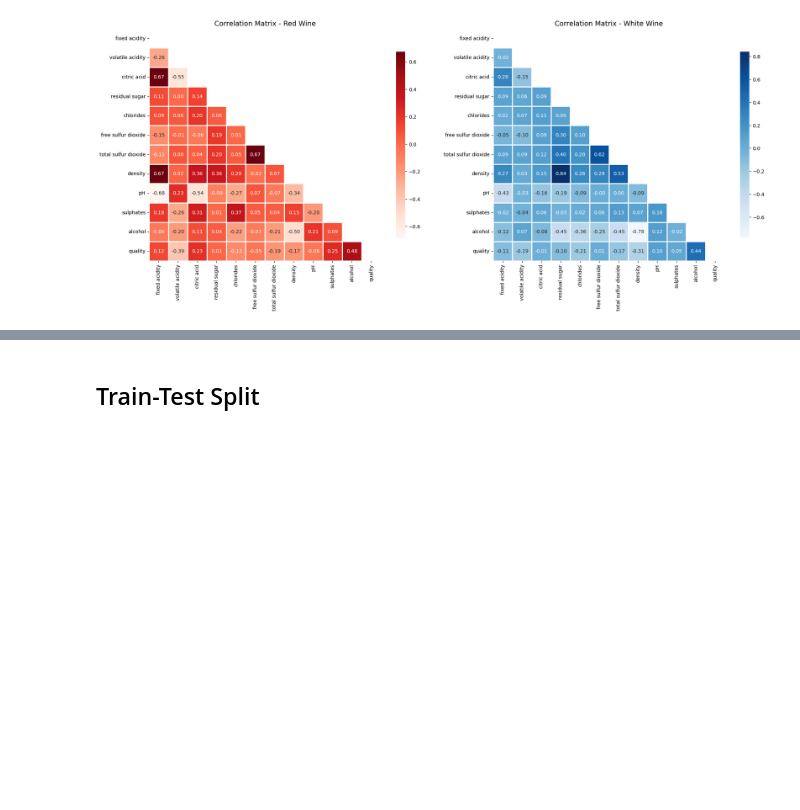
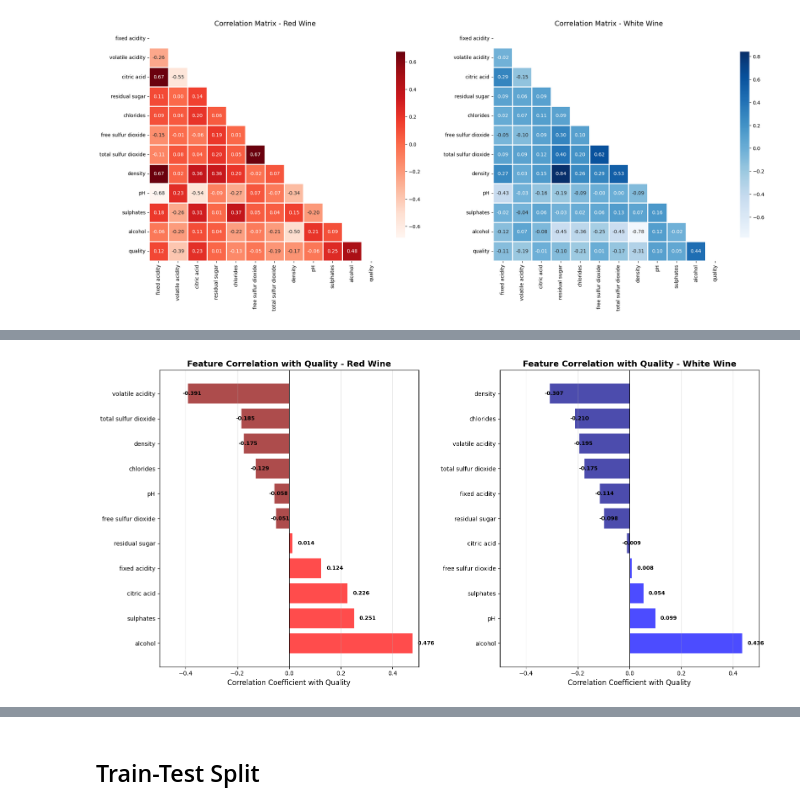
Before and after one commit to DinteN098/GSU_homework, a Jupyter notebook: CSC 4780 Final Project/grape_and_feet.ipynb, the cells around one changed output, grey strips where cells are left out. Drawn from its saved outputs; the diff is of its cells as text; code cells hidden in the pictures; blank space fills up the shorter version.

```diff
--- a/CSC 4780 Final Project/grape_and_feet.ipynb
+++ b/CSC 4780 Final Project/grape_and_feet.ipynb
@@ -204,0 +207,83 @@ plt.show()
+# %%
+# Calculate correlation with quality for each feature
+# This provides a focused view on which features are most related to wine quality
+
+# Red wine correlations with quality
+corr_red_quality = red.corr()['quality'].drop('quality').sort_values(ascending=False)
+
+# White wine correlations with quality
+corr_white_quality = white.corr()['quality'].drop('quality').sort_values(ascending=False)
+
+# Create visualization
+fig, axes = plt.subplots(1, 2, figsize=(16, 8))
+
+# Red wine correlation with quality
+colors_red = ['red' if x > 0 else 'darkred' for x in corr_red_quality.values]
+axes[0].barh(corr_red_quality.index, corr_red_quality.values, color=colors_red, alpha=0.7)
+axes[0].axvline(x=0, color='black', linestyle='-', linewidth=0.8)
+axes[0].set_xlabel('Correlation Coefficient with Quality', fontsize=12)
+axes[0].set_title('Feature Correlation with Quality - Red Wine', fontsize=14, fontweight='bold')
+axes[0].grid(axis='x', alpha=0.3)
+axes[0].set_xlim(-0.5, 0.5)
+
+# Add value labels on bars
+for i, (idx, val) in enumerate(corr_red_quality.items()):
+    axes[0].text(val + 0.02 if val > 0 else val - 0.02, i, f'{val:.3f}',
+                 va='center', fontsize=9, fontweight='bold')
+
+# White wine correlation with quality
+colors_white = ['blue' if x > 0 else 'darkblue' for x in corr_white_quality.values]
+axes[1].barh(corr_white_quality.index, corr_white_quality.values, color=colors_white, alpha=0.7)
+axes[1].axvline(x=0, color='black', linestyle='-', linewidth=0.8)
+axes[1].set_xlabel('Correlation Coefficient with Quality', fontsize=12)
+axes[1].set_title('Feature Correlation with Quality - White Wine', fontsize=14, fontweight='bold')
+axes[1].grid(axis='x', alpha=0.3)
+axes[1].set_xlim(-0.5, 0.5)
+
+# Add value labels on bars
+for i, (idx, val) in enumerate(corr_white_quality.items()):
+    axes[1].text(val + 0.02 if val > 0 else val - 0.02, i, f'{val:.3f}',
+                 va='center', fontsize=9, fontweight='bold')
+
+plt.tight_layout()
+plt.show()
+
+# Print summary statistics
+print("=" * 80)
+print("CORRELATION WITH QUALITY - SUMMARY")
+print("=" * 80)
+print("\nRED WINE - Top Features Correlated with Quality:")
+print("-" * 60)
+for feature, corr in corr_red_quality.head(5).items():
+    direction = "positive" if corr > 0 else "negative"
+    print(f"  {feature:25s}: {corr:7.4f} ({direction} correlation)")
+
+print("\nRED WINE - Bottom Features Correlated with Quality:")
+print("-" * 60)
+for feature, corr in corr_red_quality.tail(5).items():
+    direction = "positive" if corr > 0 else "negative"
+    print(f"  {feature:25s}: {corr:7.4f} ({direction} correlation)")
+
+print("\n" + "=" * 80)
+print("WHITE WINE - Top Features Correlated with Quality:")
+print("-" * 60)
+for feature, corr in corr_white_quality.head(5).items():
+    direction = "positive" if corr > 0 else "negative"
+    print(f"  {feature:25s}: {corr:7.4f} ({direction} correlation)")
+
+print("\nWHITE WINE - Bottom Features Correlated with Quality:")
+print("-" * 60)
+for feature, corr in corr_white_quality.tail(5).items():
+    direction = "positive" if corr > 0 else "negative"
+    print(f"  {feature:25s}: {corr:7.4f} ({direction} correlation)")
+
+print("\n" + "=" * 80)
+print("KEY INSIGHTS:")
+print("-" * 60)
+print(f"Strongest positive correlation (Red):   {corr_red_quality.idxmax():25s} ({corr_red_quality.max():.4f})")
+print(f"Strongest negative correlation (Red):   {corr_red_quality.idxmin():25s} ({corr_red_quality.min():.4f})")
+print(f"Strongest positive correlation (White): {corr_white_quality.idxmax():25s} ({corr_white_quality.max():.4f})")
+print(f"Strongest negative correlation (White): {corr_white_quality.idxmin():25s} ({corr_white_quality.min():.4f})")
+print("=" * 80)
+# %% [output]
+[figure, added]
```
Also changed, not shown: parts of 5 cells of this notebook.
